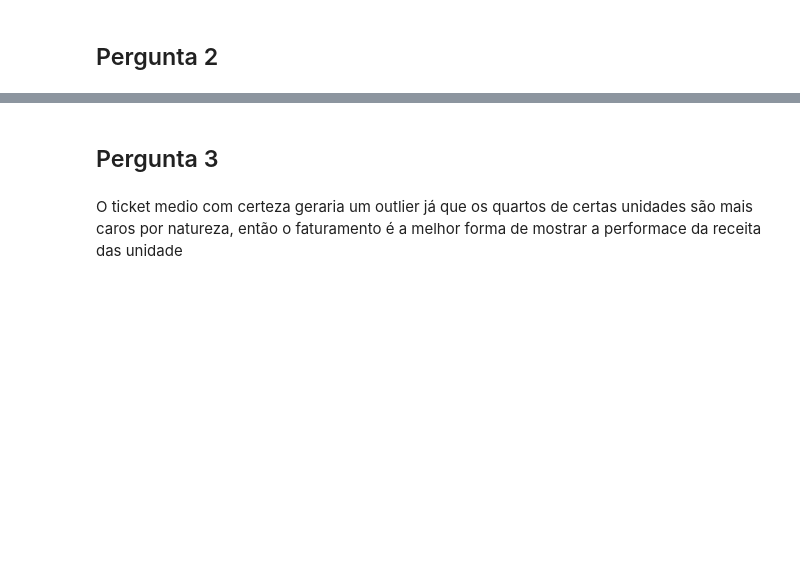
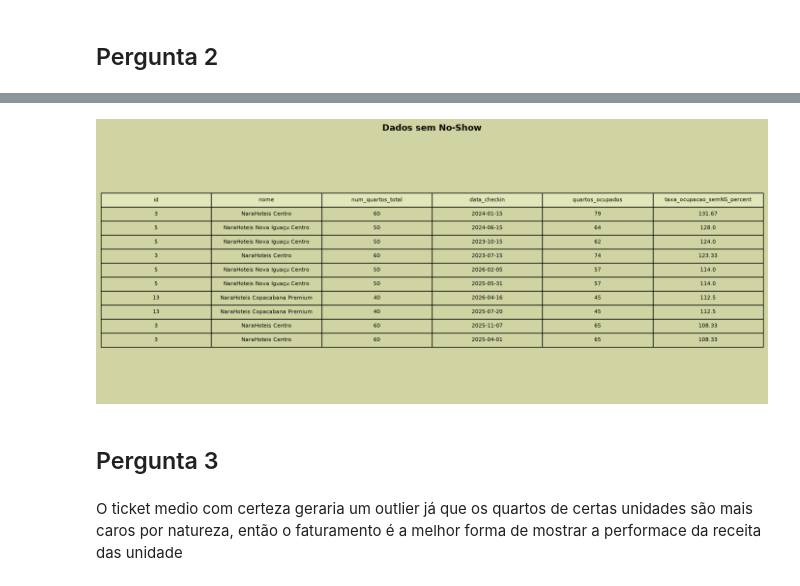
Before and after one commit to IanSeedd/Narahoteis, a Jupyter notebook: notebooks/consulta/consulta.ipynb, the cells around one changed output, grey strips where cells are left out. Drawn from its saved outputs; the diff is of its cells as text; code cells hidden in the pictures; blank space fills up the shorter version.

```diff
--- a/notebooks/consulta/consulta.ipynb
+++ b/notebooks/consulta/consulta.ipynb
@@ -370,3 +374,33 @@ no_show_total
+# %%
+cor_fundo_ppt = "#D0D4A3FF"
+cor_texto = "#030303"
+
+# Aumentamos a largura da figura para acomodar melhor todas as colunas
+fig, ax = plt.subplots(figsize=(14, 6), facecolor=cor_fundo_ppt)
+
+ax.set_facecolor(cor_fundo_ppt)
+ax.axis("off")
+
+tabela = ax.table(
+    cellText=df_semns.values,
+    colLabels=df_semns.columns,
+    loc="center",
+    cellLoc="center"
+)
+tabela.auto_set_font_size(False)
+tabela.set_fontsize(8)  # Fonte reduzida para evitar sobreposição nas colunas
+tabela.scale(1, 1.5)    # Ajusta o espaçamento vertical das linhas
+
+for key, cell in tabela.get_celld().items():
+    cell.set_text_props(color=cor_texto)
+    cell.set_facecolor('#E2E6B8FF' if key[0] == 0 else cor_fundo_ppt)
+
+ax.set_title("Dados sem No-Show", fontsize=13, color=cor_texto, fontweight="bold", pad=15)
+
+plt.tight_layout()
+plt.show()
+# %% [output]
+[figure, added]
 # %% [markdown]
 ## Pergunta 3
 # %% [markdown]
```
Also changed, not shown: parts of 26 cells of this notebook, 12 other files.
